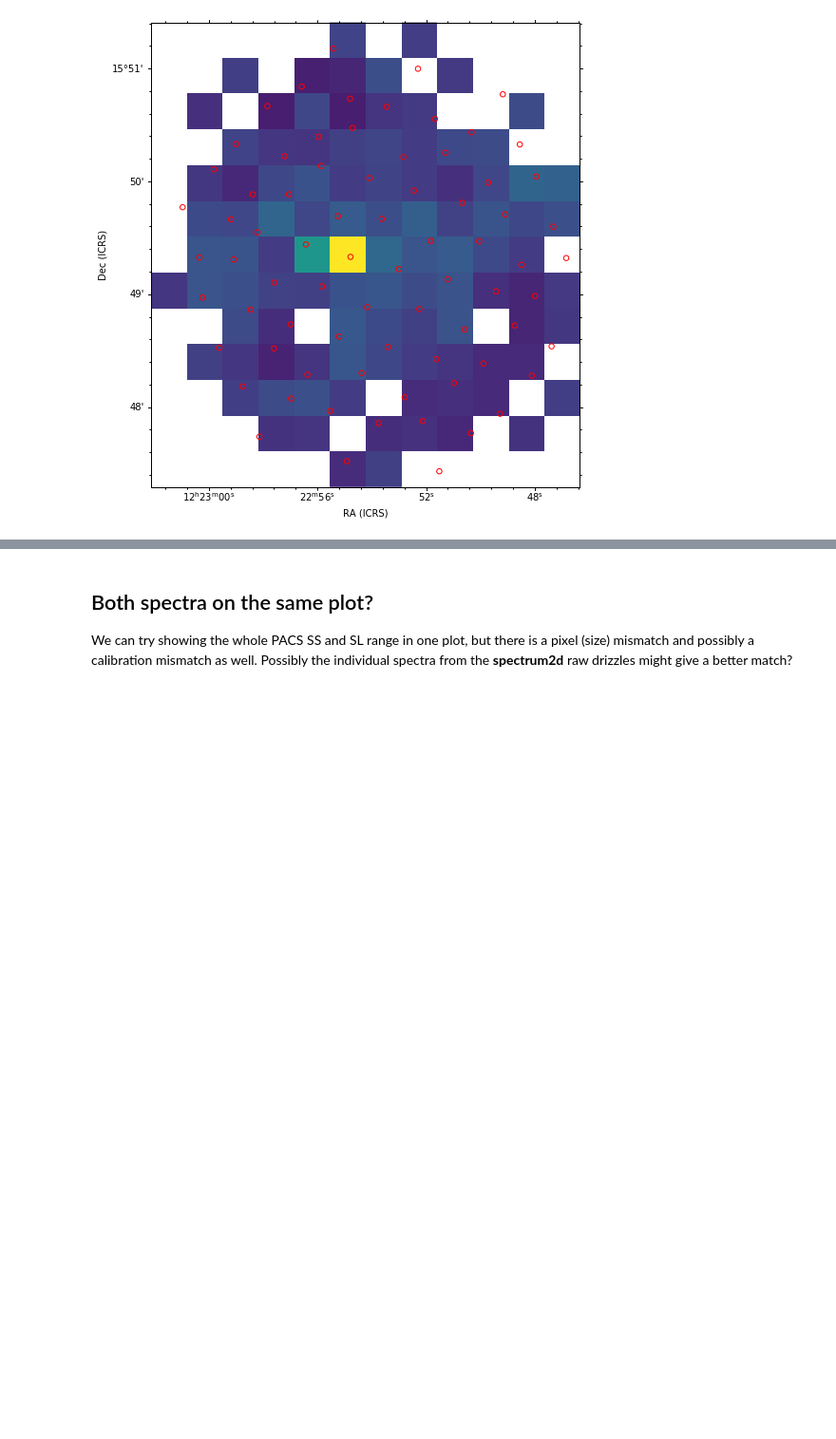
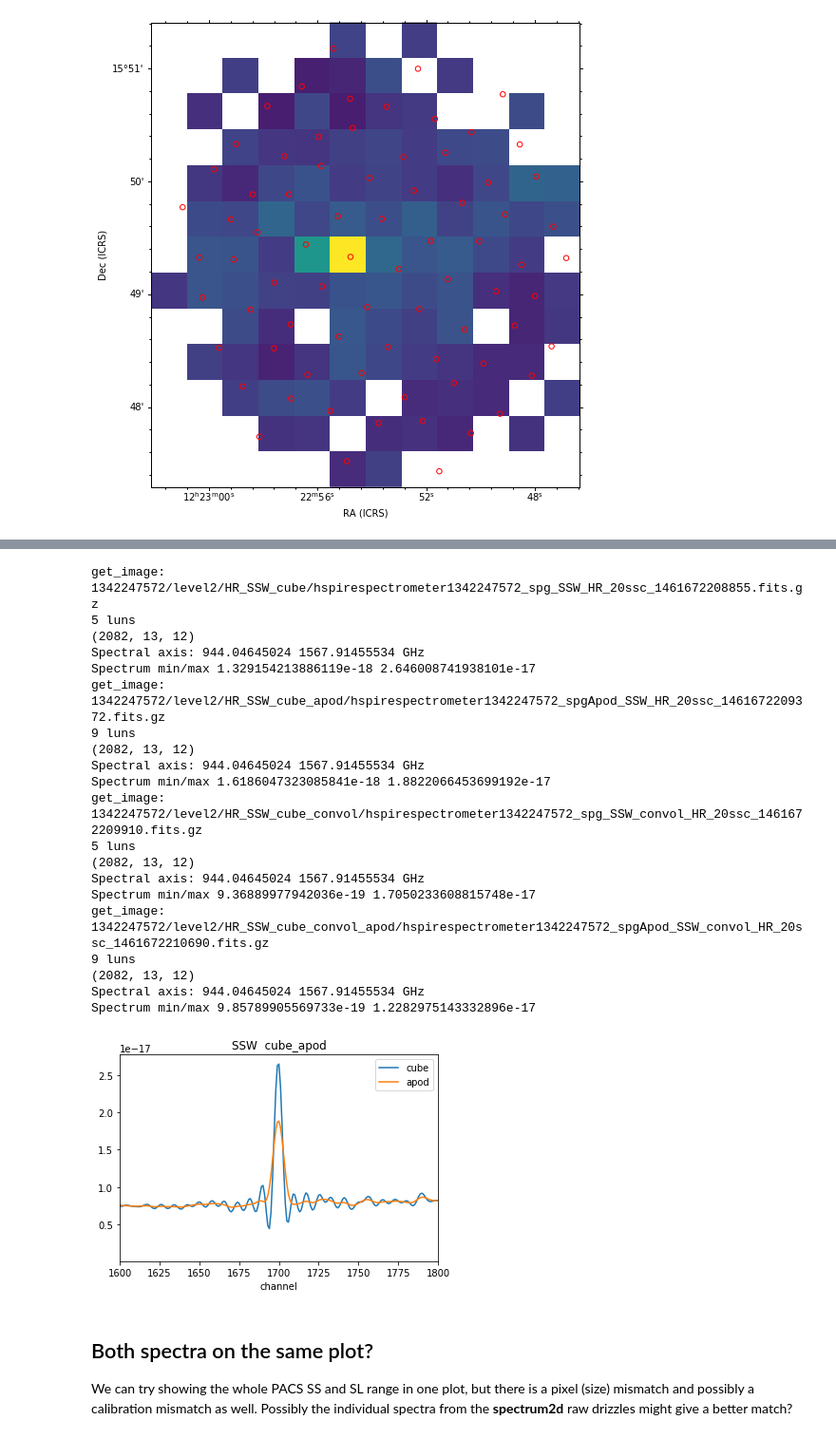
Before and after one commit to teuben/herplot, a Jupyter notebook: ngc4321.ipynb, the cells around one changed output, grey strips where cells are left out. Shown at 95% size. Cells and saved outputs as stored; diff of their text form; code cells hidden in the pictures; blank space fills up the shorter version.

```diff
--- a/ngc4321.ipynb
+++ b/ngc4321.ipynb
@@ -261,3 +265,48 @@ plt.title("SPIRE SSW [55-210um]");
+# %%
+def get_spectrum(ffile,xpos,ypos):
+    """
+    SPIRE
+    """
+    (hdu,h,d) = get_image(ffile)
+    sp = d[:,ypos,xpos]
+    ch = np.arange(len(sp))
+    print("Spectrum min/max",sp.min(),sp.max())
+    return (ch,sp)
+# %%
+xpos = 5
+ypos = 6
+(cha1,spe1) = get_spectrum(spire['HR_SSW_cube'],xpos,ypos)
+(cha2,spe2) = get_spectrum(spire['HR_SSW_cube_apod'],xpos,ypos)
+(cha3,spe3) = get_spectrum(spire['HR_SSW_cube_convol'],xpos,ypos)
+(cha4,spe4) = get_spectrum(spire['HR_SSW_cube_convol_apod'],xpos,ypos)
+plt.plot(cha1,spe1,label='cube')
+plt.plot(cha2,spe2,label='apod')
+plt.xlabel('channel')
+plt.title("SSW  cube_apod")
+plt.legend()
+plt.xlim(1600,1800);
+# %% [output]
+get_image: 1342247572/level2/HR_SSW_cube/hspirespectrometer1342247572_spg_SSW_HR_20ssc_1461672208855.fits.gz
+5 luns
+(2082, 13, 12)
+Spectral axis: 944.04645024 1567.91455534 GHz
+Spectrum min/max 1.329154213886119e-18 2.646008741938101e-17
+get_image: 1342247572/level2/HR_SSW_cube_apod/hspirespectrometer1342247572_spgApod_SSW_HR_20ssc_1461672209372.fits.gz
+9 luns
+(2082, 13, 12)
+Spectral axis: 944.04645024 1567.91455534 GHz
+Spectrum min/max 1.6186047323085841e-18 1.8822066453699192e-17
+get_image: 1342247572/level2/HR_SSW_cube_convol/hspirespectrometer1342247572_spg_SSW_convol_HR_20ssc_1461672209910.fits.gz
+5 luns
+(2082, 13, 12)
+Spectral axis: 944.04645024 1567.91455534 GHz
+Spectrum min/max 9.36889977942036e-19 1.7050233608815748e-17
+get_image: 1342247572/level2/HR_SSW_cube_convol_apod/hspirespectrometer1342247572_spgApod_SSW_convol_HR_20ssc_1461672210690.fits.gz
+9 luns
+(2082, 13, 12)
+Spectral axis: 944.04645024 1567.91455534 GHz
+Spectrum min/max 9.85789905569733e-19 1.2282975143332896e-17
+[figure, added]
 # %% [markdown]
 ##   Both spectra on the same plot?
 
```
Also changed, not shown: parts of 10 cells of this notebook.
